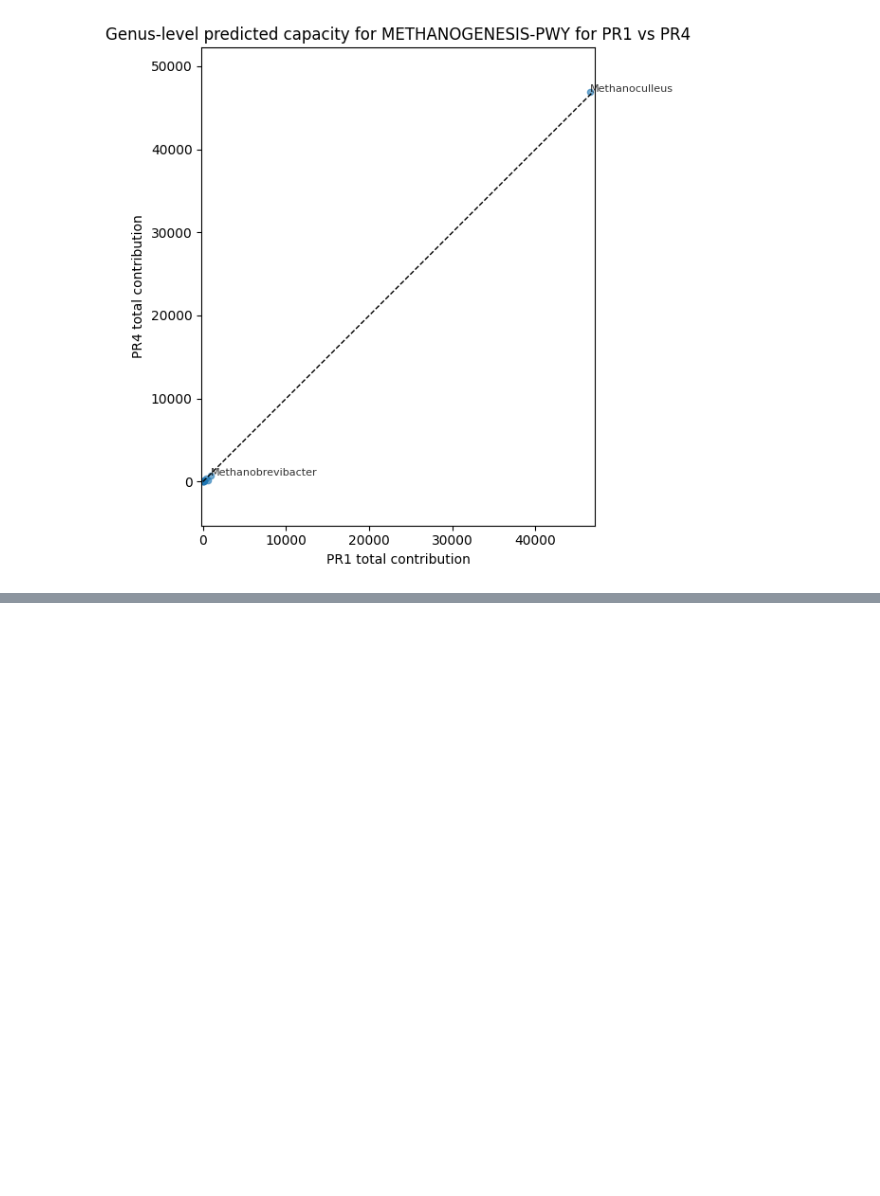
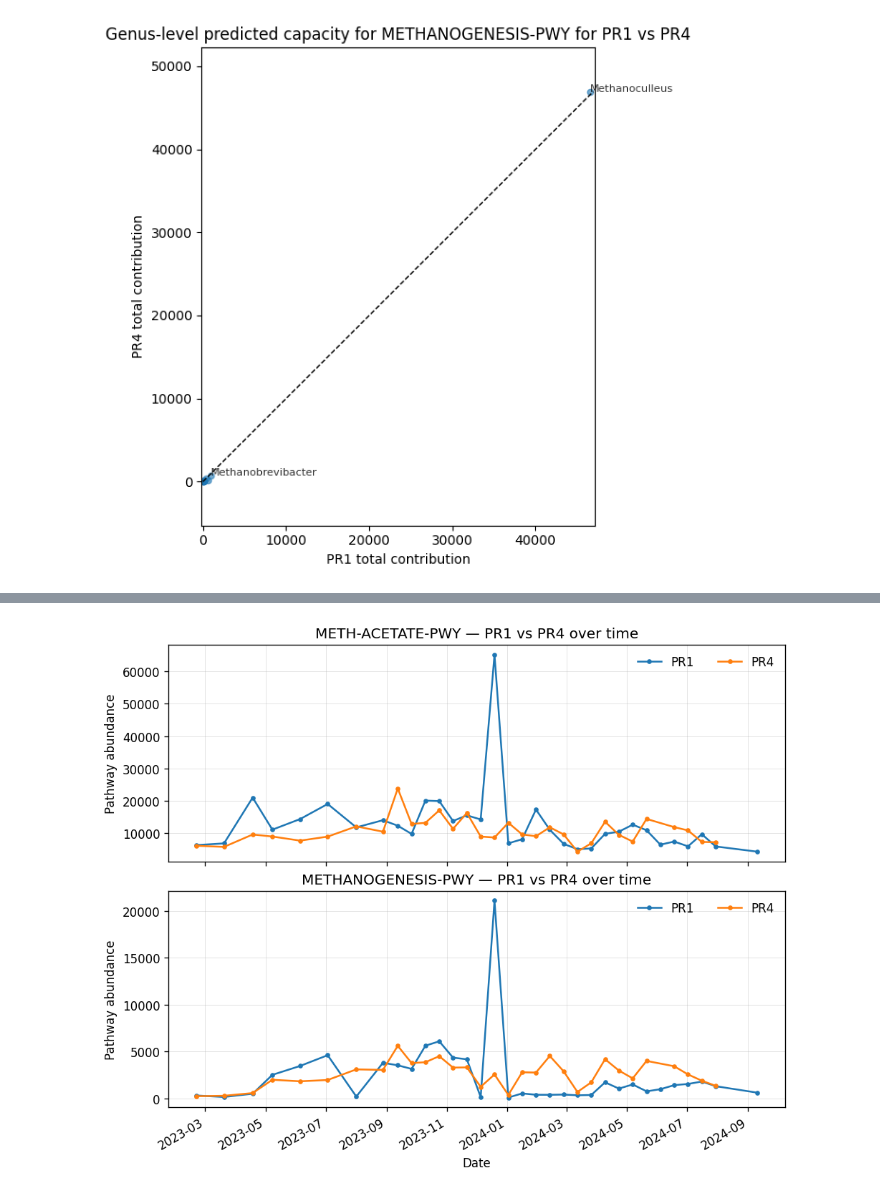
Before and after one commit to PachacutiX/Meta2Insight, a Jupyter notebook: code/picrust2_testruns/stratified/temp_differences.ipynb, the cells around one changed output, grey strips where cells are left out. Saved outputs shown, nothing was run; the diff lists cells and outputs as text; code cells hidden in the pictures; blank space fills up the shorter version.

Commit message:
Added genus-level comparison of pathway abundances, quality assessment of stratified data, time-series visualisation for hydrogenotrophic- and acetoclastic methanogenesis in PR1 and PR4

```diff
--- a/code/picrust2_testruns/stratified/temp_differences.ipynb
+++ b/code/picrust2_testruns/stratified/temp_differences.ipynb
@@ -7,9 +7,11 @@ import seaborn as sns
 # %%
 ### Load data
 df_path_abun = pd.read_csv('~/Thesis/data/picrust2_testruns/picrust2_stratified/picrust2_out_pipeline_stratified_lasse/pathways_out/path_abun_contrib.tsv', sep='\t', dtype=str, header=0, usecols=['sample', 'function', 'taxon', 'taxon_abun', 'taxon_function_abun'])
+df_path_abun_unstrat = pd.read_csv('~/Thesis/data/picrust2_testruns/picrust2_unstratified/picrust2_out_pipeline_lasse/pathways_out/path_abun_unstrat.tsv', sep='\t', dtype=str, header=0)
 df_tax = pd.read_csv('~/Thesis/data/tax_complete_qiime.txt', sep='\t', dtype=str, header=None, names=['taxon', 'taxonomy'])
 df_meta = pd.read_csv('~/Thesis/data/metadata.txt', sep='\t', dtype=str, header=0, usecols=['Barcode ', 'ReactorID', 'SampleDate'])
 df_nsti = pd.read_csv('~/Thesis/data/picrust2_testruns/picrust2_stratified/picrust2_out_pipeline_stratified_lasse/KO_metagenome_out/weighted_nsti.tsv', sep='\t', dtype=str, header=0)
+df_asv_nsti = pd.read_csv('~/Thesis/data/picrust2_testruns/picrust2_stratified/picrust2_out_pipeline_stratified_lasse/marker_predicted_and_nsti.tsv', sep='\t', dtype=str, header=0, usecols=['sequence', 'metadata_NSTI'])
 
 # Remove invisible spacings
 df_path_abun['sample'] = df_path_abun['sample'].str.strip()
@@ -229,0 +366,74 @@ print(df_col.head())
+# %%
+### Pathway abundance over time in PR1 and PR4
+
+
+# ---- CONFIG ----
+PATHS = {'METHANOGENESIS-PWY', 'METH-ACETATE-PWY'}  # edit as needed
+
+# ---- 1) Clean metadata (dates + IDs) ----
+m = df_meta.copy()
+m.columns = m.columns.str.strip()
+# harmonise column names
+barcode_col = 'Barcode' if 'Barcode' in m.columns else ('Barcode ' if 'Barcode ' in m.columns else None)
+if barcode_col is None:
+    raise ValueError("df_meta must contain a 'Barcode' column (allowing trailing space).")
+m = m.rename(columns={barcode_col: 'sample'})
+m['sample'] = m['sample'].astype(str).str.strip().str.upper()
+m['ReactorID'] = m['ReactorID'].astype(str).str.strip().str.upper()
+m['SampleDate'] = pd.to_datetime(m['SampleDate'], errors='coerce')
+
+# Keep only PR1/PR4
+m = m[m['ReactorID'].isin(['PR1','PR4'])].copy()
+
+# ---- 2) Unstratified (wide) → long ----
+u = df_path_abun_unstrat.copy()
+u.columns = [c.strip().upper() for c in u.columns]
+id_col = 'FUNCTION' if 'FUNCTION' in u.columns else ('PATHWAY' if 'PATHWAY' in u.columns else None)
+if id_col is None:
+    raise ValueError("Unstratified table needs an ID column named 'function' or 'pathway'.")
+# keep only barcodes present in metadata (PR1/PR4)
+keep = [id_col] + [c for c in u.columns if c in set(m['sample'])]
+u = u[keep].copy()
+
+long_u = (u.melt(id_vars=[id_col], var_name='sample', value_name='abun')
+            .rename(columns={id_col: 'function'}))
+long_u['sample'] = long_u['sample'].astype(str).str.strip().str.upper()
+long_u['function'] = long_u['function'].astype(str).str.strip().str.upper()
+long_u['abun'] = pd.to_numeric(long_u['abun'], errors='coerce').fillna(0)
+
+# ---- 3) Attach ReactorID + Date, filter pathways and reactors ----
+sub = (long_u.merge(m[['sample','SampleDate','ReactorID']], on='sample', how='inner')
+             .query("function in @PATHS and ReactorID in ['PR1','PR4']"))
+
+# ---- 4) Aggregate by date × reactor × pathway (sum or median) ----
+ts = (sub.groupby(['SampleDate','ReactorID','function'], as_index=False)['abun']
+          .sum()
+          .sort_values(['function','SampleDate','ReactorID']))
+
+# ---- 5) Plot: one panel per pathway, PR1 vs PR4 lines ----
+plt.close('all')
+paths_sorted = sorted(PATHS)
+fig, axes = plt.subplots(nrows=len(paths_sorted), ncols=1, figsize=(8, 3.2*len(paths_sorted)), dpi=120, constrained_layout=True)
+
+if len(paths_sorted) == 1:
+    axes = [axes]
+
+for ax, pw in zip(axes, paths_sorted):
+    g = ts[ts['function'] == pw]
+    for rid, gg in g.groupby('ReactorID'):
+        ax.plot(gg['SampleDate'], gg['abun'], marker='o', linewidth=1.5, markersize=3, label=rid)
+    ax.set_title(f"{pw} — PR1 vs PR4 over time")
+    ax.set_xlabel("Date"); ax.set_ylabel("Pathway abundance")
+    ax.grid(True, linewidth=0.4, alpha=0.5)
+    ax.legend(frameon=False, ncol=2)
+    fig.autofmt_xdate()
+
+plt.show()
+
+# (Optional) table of PR1/PR4 and their difference per date+pathway
+wide = (ts.pivot_table(index=['SampleDate','function'], columns='ReactorID', values='abun', fill_value=0)
+          .assign(DIFF=lambda d: d.get('PR4',0) - d.get('PR1',0))
+          .sort_index())
+print(wide.tail(10))
+# %% [output]
+[figure, added]
```
Also changed, not shown: parts of 5 cells of this notebook.
